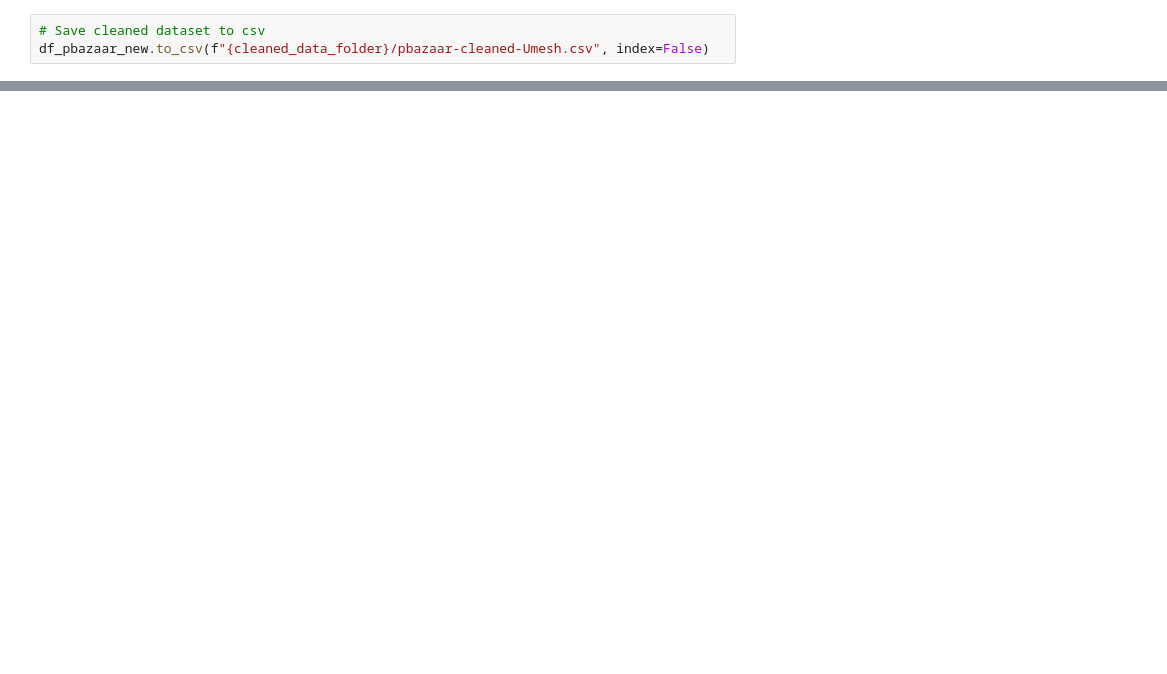
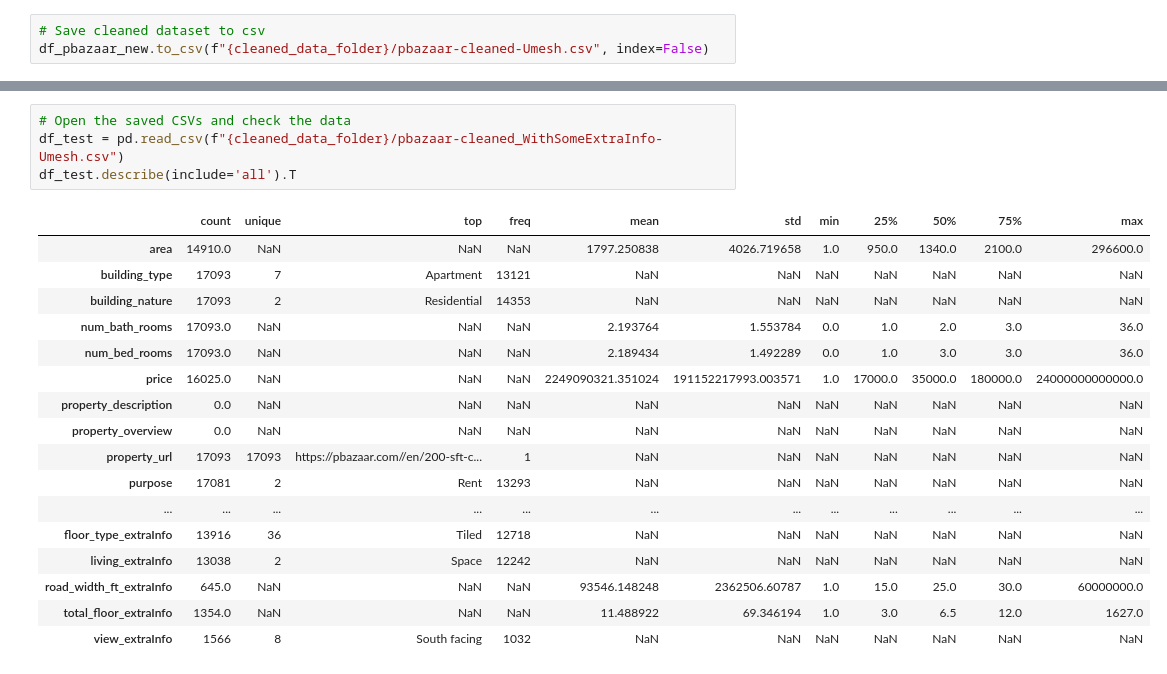
Before and after one commit to OmdenaAI/dhaka-bangladesh-real-estate-recommendation, a Jupyter notebook: src/tasks/task-2-data-preprocessing/pbazaar -- cleaning/preprocess-pbazaar.com-Umesh.ipynb, the cells around one changed output, grey strips where cells are left out. Saved outputs shown, nothing was run; the diff lists cells and outputs as text; blank space fills up the shorter version.

```diff
--- a/src/tasks/task-2-data-preprocessing/pbazaar -- cleaning/preprocess-pbazaar.com-Umesh.ipynb
+++ b/src/tasks/task-2-data-preprocessing/pbazaar -- cleaning/preprocess-pbazaar.com-Umesh.ipynb
@@ -385,0 +419,22 @@ print(matches)
+# %%
+# Open the saved CSVs and check the data
+df_test = pd.read_csv(f"{cleaned_data_folder}/pbazaar-cleaned_WithSomeExtraInfo-Umesh.csv")
+df_test.describe(include='all').T
+# %% [output]
+|  | count | unique | top | freq | mean | std | min | 25% | 50% | 75% | max |
+| area | 14910.0 | NaN | NaN | NaN | 1797.250838 | 4026.719658 | 1.0 | 950.0 | 1340.0 | 2100.0 | 296600.0 |
+| building_type | 17093 | 7 | Apartment | 13121 | NaN | NaN | NaN | NaN | NaN | NaN | NaN |
+| building_nature | 17093 | 2 | Residential | 14353 | NaN | NaN | NaN | NaN | NaN | NaN | NaN |
+| num_bath_rooms | 17093.0 | NaN | NaN | NaN | 2.193764 | 1.553784 | 0.0 | 1.0 | 2.0 | 3.0 | 36.0 |
+| num_bed_rooms | 17093.0 | NaN | NaN | NaN | 2.189434 | 1.492289 | 0.0 | 1.0 | 3.0 | 3.0 | 36.0 |
+| price | 16025.0 | NaN | NaN | NaN | 2249090321.351024 | 191152217993.003571 | 1.0 | 17000.0 | 35000.0 | 180000.0 | 24000000000000.0 |
+| property_description | 0.0 | NaN | NaN | NaN | NaN | NaN | NaN | NaN | NaN | NaN | NaN |
+| property_overview | 0.0 | NaN | NaN | NaN | NaN | NaN | NaN | NaN | NaN | NaN | NaN |
+| property_url | 17093 | 17093 | https://pbazaar.com//en/200-sft-c... | 1 | NaN | NaN | NaN | NaN | NaN | NaN | NaN |
+| purpose | 17081 | 2 | Rent | 13293 | NaN | NaN | NaN | NaN | NaN | NaN | NaN |
+| ... | ... | ... | ... | ... | ... | ... | ... | ... | ... | ... | ... |
+| floor_type_extraInfo | 13916 | 36 | Tiled | 12718 | NaN | NaN | NaN | NaN | NaN | NaN | NaN |
+| living_extraInfo | 13038 | 2 | Space | 12242 | NaN | NaN | NaN | NaN | NaN | NaN | NaN |
+| road_width_ft_extraInfo | 645.0 | NaN | NaN | NaN | 93546.148248 | 2362506.60787 | 1.0 | 15.0 | 25.0 | 30.0 | 60000000.0 |
+| total_floor_extraInfo | 1354.0 | NaN | NaN | NaN | 11.488922 | 69.346194 | 1.0 | 3.0 | 6.5 | 12.0 | 1627.0 |
+| view_extraInfo | 1566 | 8 | South facing | 1032 | NaN | NaN | NaN | NaN | NaN | NaN | NaN |
```
Also changed, not shown: parts of 21 cells of this notebook, 2 other files.
